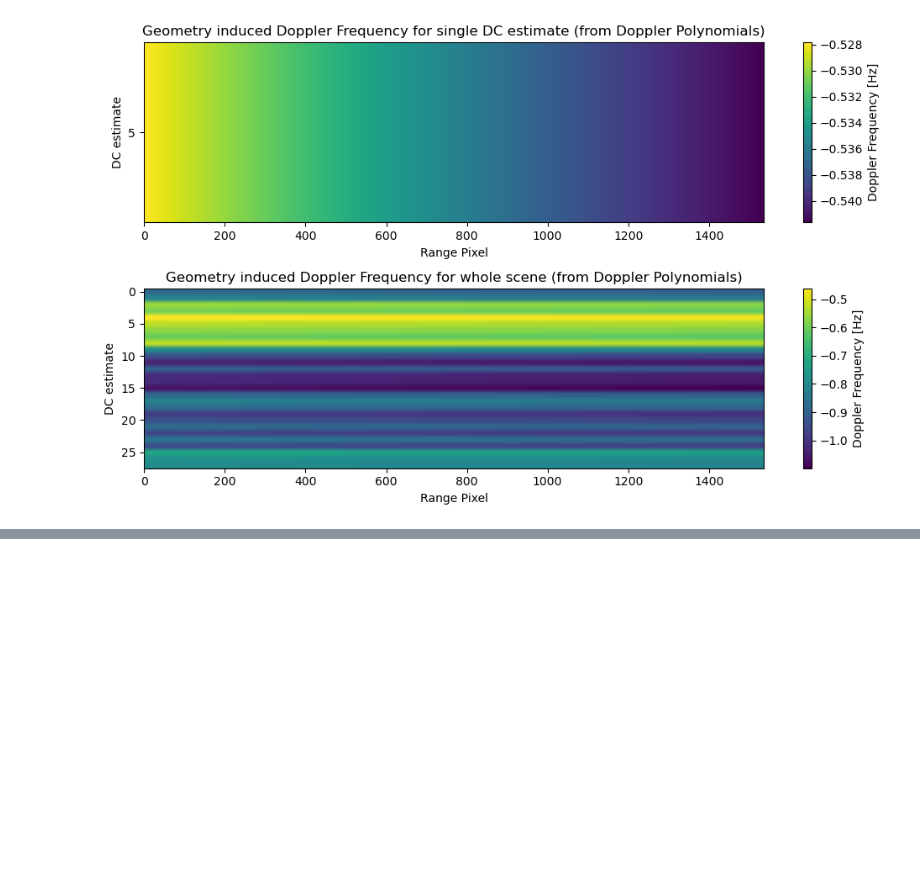
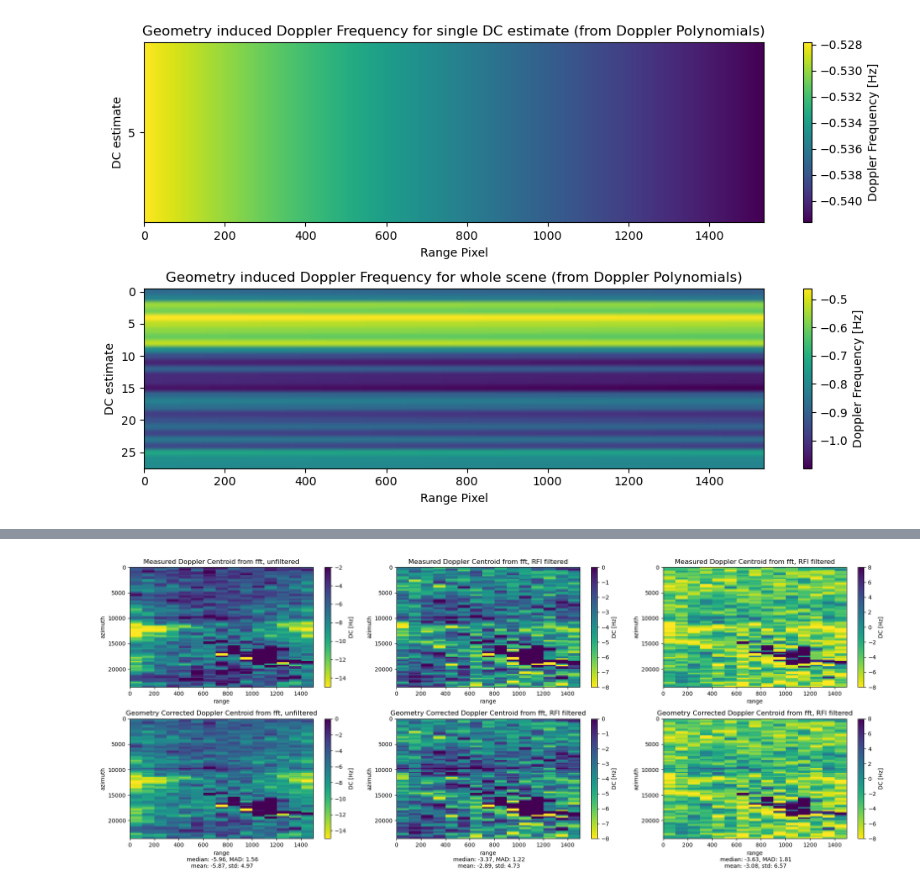
Before and after one commit to oscipal/ocean_current_retrieval, a Jupyter notebook: desert_DCA.ipynb, the cells around one changed output, grey strips where cells are left out. Drawn from its saved outputs; the diff is of its cells as text; code cells hidden in the pictures; blank space fills up the shorter version.

```diff
--- a/desert_DCA.ipynb
+++ b/desert_DCA.ipynb
@@ -130,0 +210,8 @@ for i, entry in enumerate(dc_estimates):
+# %%
+geom_doppler = estimate_geom_doppler(ANNOT_XML)
+geom_doppler_coregistered = estimate_geom_doppler(ANNOT_XML, dc_rfi_img_fft)
+# %%
+diff_dop = dc_img_fft - geom_doppler_coregistered
+diff_dop_rfi = dc_rfi_img_fft - geom_doppler_coregistered
+
+diff_dop_rfi_cde = dc_rfi_img_cde - geom_doppler_coregistered
@@ -180,0 +322,43 @@ plt.tight_layout()
+# %%
+fig,ax = plt.subplots(2,3, figsize=(20,8))
+ax = ax.flatten()
+
+im1 = ax[0].imshow(dc_img_fft, aspect='auto', vmin=-15, vmax=-2, cmap='viridis_r')
+ax[0].set_ylabel('azimuth')
+ax[0].set_xlabel('range')
+ax[0].set_title('Measured Doppler Centroid from fft, unfiltered')
+plt.colorbar(im1, ax=ax[0], label='DC [Hz]')
+
+im2 = ax[1].imshow(dc_rfi_img_fft, aspect='auto', vmin=-8, vmax=0, cmap='viridis_r')
+ax[1].set_ylabel('azimuth')
+ax[1].set_xlabel('range')
+ax[1].set_title('Measured Doppler Centroid from fft, RFI filtered')
+plt.colorbar(im2, ax=ax[1], label='DC [Hz]')
+
+im3 = ax[2].imshow(dc_rfi_img_cde, aspect='auto', vmin=-8, vmax=8, cmap='viridis_r')
+ax[2].set_ylabel('azimuth')
+ax[2].set_xlabel('range')
+ax[2].set_title('Measured Doppler Centroid from CDE, RFI filtered')
+plt.colorbar(im3, ax=ax[2], label='DC [Hz]')
+
+im4 = ax[3].imshow(diff_dop, aspect='auto', vmin=-15, vmax=0, cmap='viridis_r')
+ax[3].set_ylabel('azimuth')
+ax[3].set_xlabel(f'range\n median: {np.median(diff_dop):.2f}, MAD: {np.nanmedian(np.abs(diff_dop - np.nanmedian(diff_dop))):.2f}\n mean: {np.mean(diff_dop):.2f}, std: {np.std(diff_dop):.2f}')
+ax[3].set_title('Geometry Corrected Doppler Centroid from fft, unfiltered')
+plt.colorbar(im4, ax=ax[3], label='DC [Hz]')
+
+im5 = ax[4].imshow(diff_dop_rfi, aspect='auto', vmin=-8, vmax=0, cmap='viridis_r')
+ax[4].set_ylabel('azimuth')
+ax[4].set_xlabel(f'range\n median: {np.median(diff_dop_rfi):.2f}, MAD: {np.nanmedian(np.abs(diff_dop_rfi - np.nanmedian(diff_dop_rfi))):.2f}\n mean: {np.mean(diff_dop_rfi):.2f}, std: {np.std(diff_dop_rfi):.2f}')
+ax[4].set_title('Geometry Corrected Doppler Centroid from fft, RFI filtered')
+plt.colorbar(im5, ax=ax[4], label='DC [Hz]')
+
+im6 = ax[5].imshow(diff_dop_rfi_cde, aspect='auto', vmin=-8, vmax=8, cmap='viridis_r')
+ax[5].set_ylabel('azimuth')
+ax[5].set_xlabel(f'range\n median: {np.median(diff_dop_rfi_cde):.2f}, MAD: {np.nanmedian(np.abs(diff_dop_rfi_cde - np.nanmedian(diff_dop_rfi_cde))):.2f}\n mean: {np.mean(diff_dop_rfi_cde):.2f}, std: {np.std(diff_dop_rfi_cde):.2f}')
+ax[5].set_title('Geometry Corrected Doppler Centroid from CDE, RFI filtered')
+plt.colorbar(im6, ax=ax[5], label='DC [Hz]')
+
+plt.savefig(f'plots/{scene}/DCA.png')
+# %% [output]
+[figure, added]
```
Also changed, not shown: parts of 21 cells of this notebook, 9 other files.
